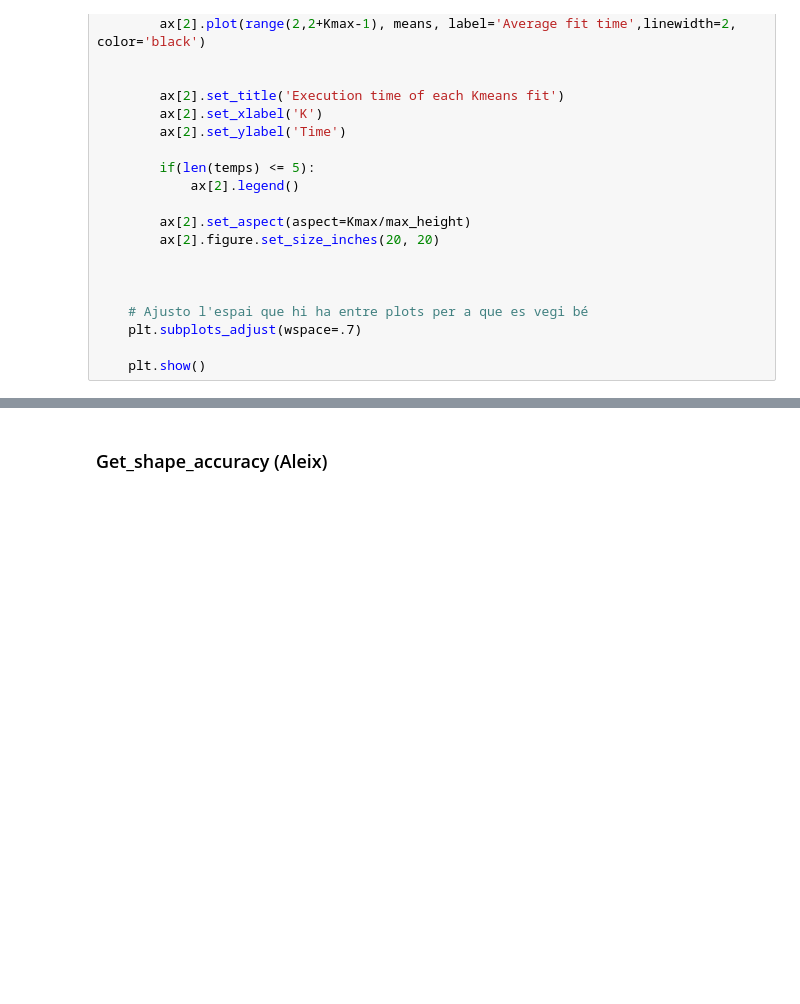
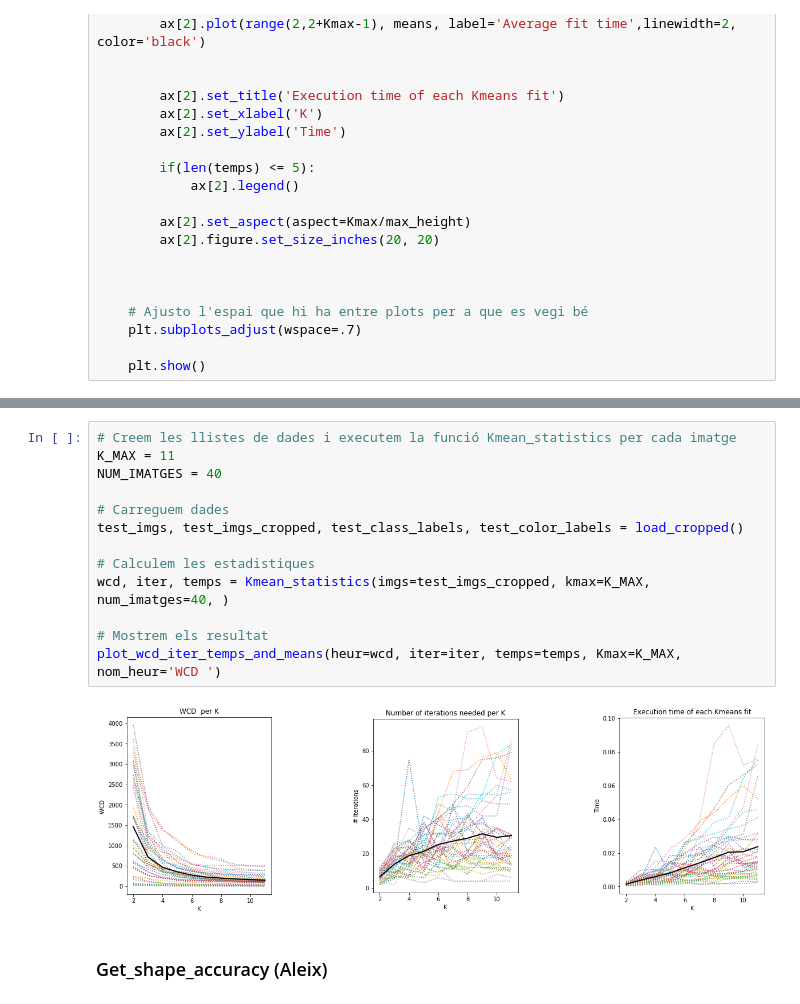
Before and after one commit to aleixJ/Practica2_IA, a Jupyter notebook: Etiquetador/analisis_part3.ipynb, the cells around one changed output, grey strips where cells are left out. Cells and saved outputs as stored; diff of their text form; blank space fills up the shorter version.

Commit message:
statistics i get color accuracy coments done

```diff
--- a/Etiquetador/analisis_part3.ipynb
+++ b/Etiquetador/analisis_part3.ipynb
@@ -233,3 +244,18 @@ plot_wcd_iter_temps_and_means(heur=wcd_lst, iter=iter_lst, temps=temps_lst, Kmax
+# %%
+# Creem les llistes de dades i executem la funció Kmean_statistics per cada imatge
+K_MAX = 11
+NUM_IMATGES = 40
+
+# Carreguem dades
+test_imgs, test_imgs_cropped, test_class_labels, test_color_labels = load_cropped()
+
+# Calculem les estadistiques
+wcd, iter, temps = Kmean_statistics(imgs=test_imgs_cropped, kmax=K_MAX, num_imatges=40, )
+
+# Mostrem els resultat
+plot_wcd_iter_temps_and_means(heur=wcd, iter=iter, temps=temps, Kmax=K_MAX, nom_heur='WCD ')
+# %% [output]
+[figure, added]
 # %% [markdown]
 ### Get_shape_accuracy (Aleix)
 # %% [markdown]
```
Also changed, not shown: parts of 3 cells of this notebook.
